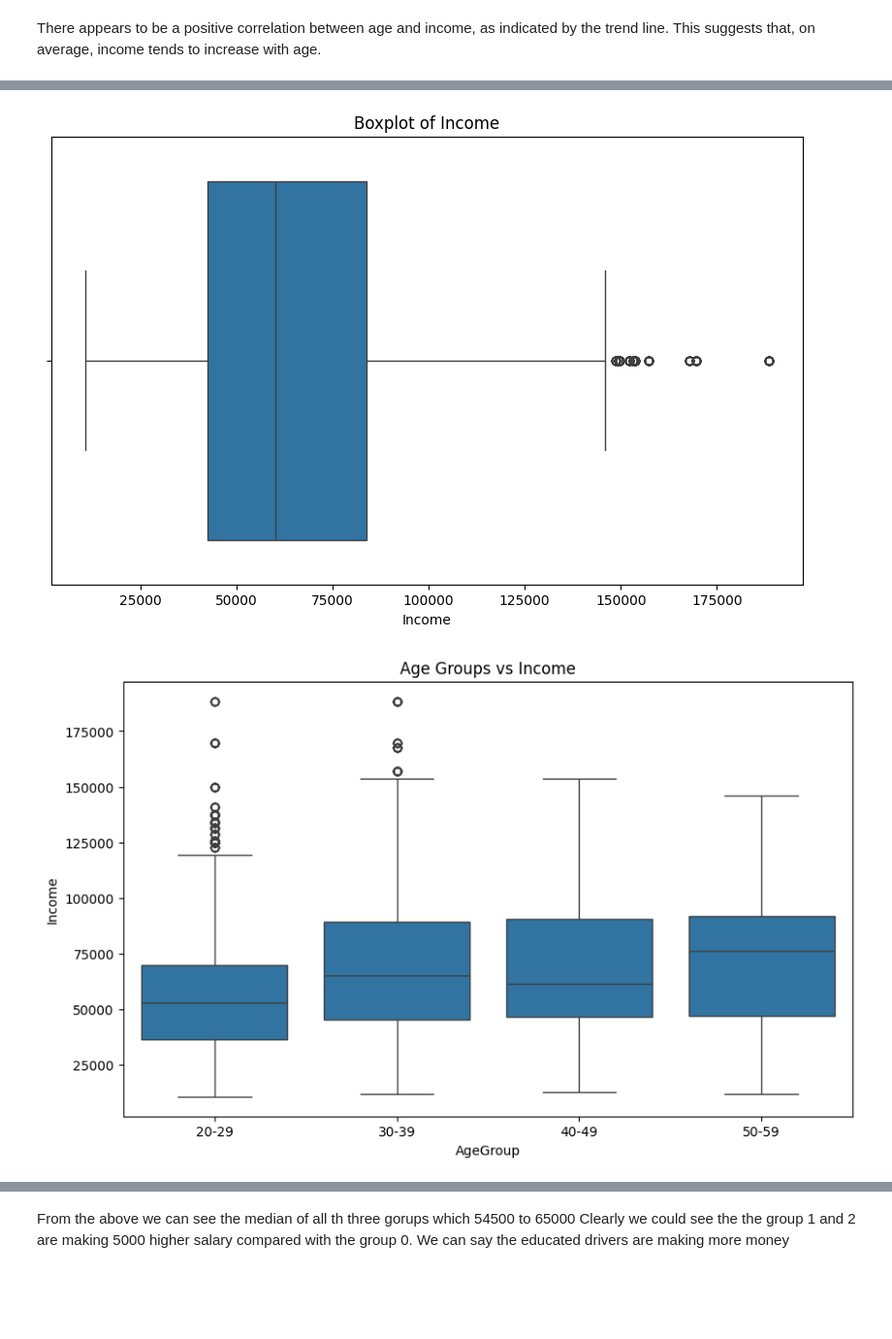
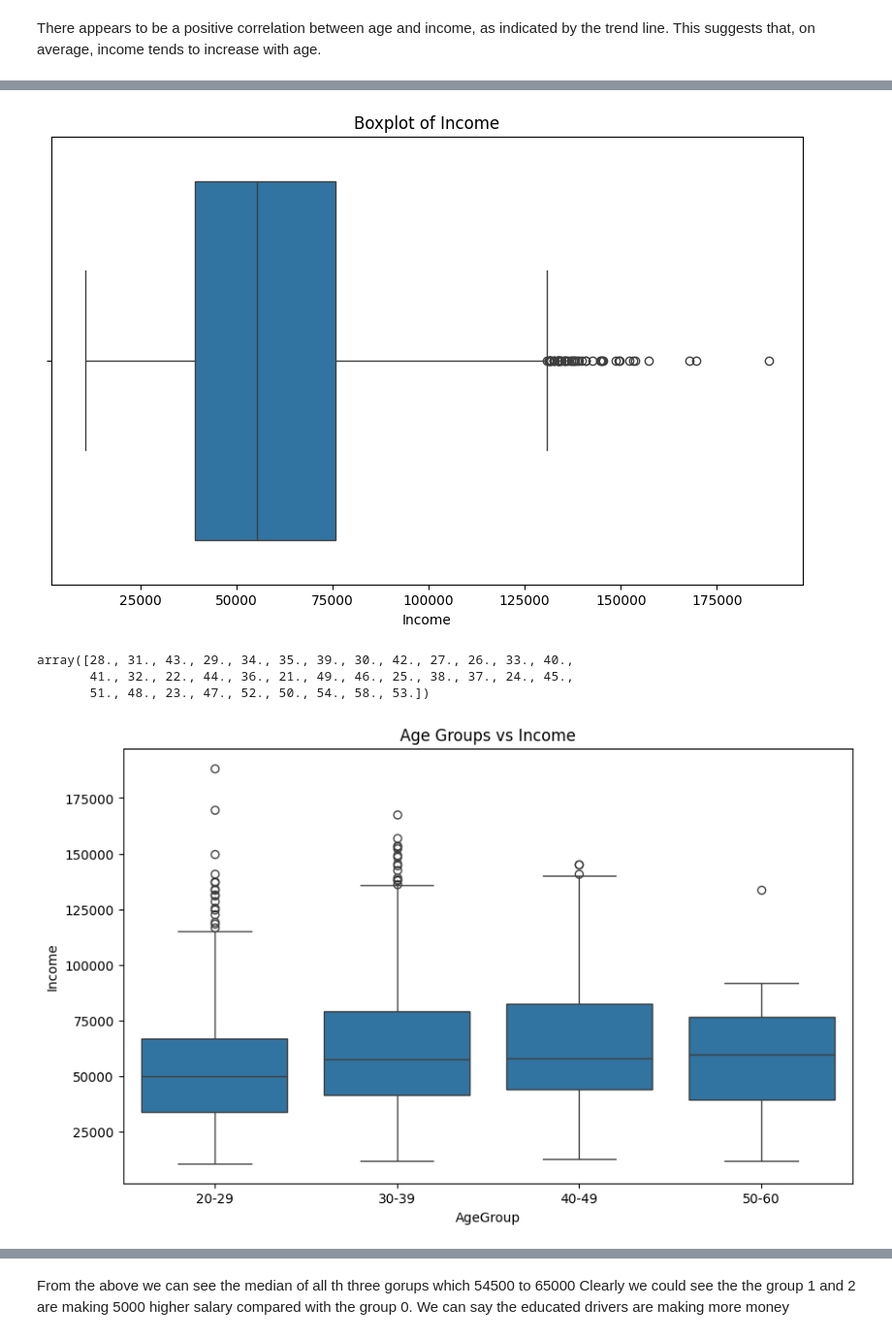
Before and after one commit to ArivalaganRaghavan/OLAensemble, a Jupyter notebook: OLA.ipynb, the cells around one changed output, grey strips where cells are left out. Shown at 97% size. Cells and saved outputs as stored; diff of their text form; code cells hidden in the pictures; blank space fills up the shorter version.

```diff
--- a/OLA.ipynb
+++ b/OLA.ipynb
@@ -372,0 +392,3 @@ We have identified that there are 3 columns Age, Gender and Last working days ha
+# %%
+# lets create a column for churn
+ola2['Churn'] = ola2['LastWorkingDate'].apply(lambda x: 1 if pd.notnull(x) else 0)
@@ -502,23 +548,29 @@ plt.show()
 # %%
 plt.figure(figsize=(10, 6))
-sns.boxplot(x=ola['Income'])
+sns.boxplot(x=ola2['Income'])
 plt.title('Boxplot of Income')
 plt.show()
 # %% [output]
-[figure, old version]
+[figure, new version]
+# %%
+ola2['Age'].unique()
+# %% [output]
+array([28., 31., 43., 29., 34., 35., 39., 30., 42., 27., 26., 33., 40.,
+       41., 32., 22., 44., 36., 21., 49., 46., 25., 38., 37., 24., 45.,
+       51., 48., 23., 47., 52., 50., 54., 58., 53.])
 # %%
 # Define age groups
 bins = [20, 30, 40, 50, 60]
-labels = ['20-29', '30-39', '40-49', '50-59']
-ola['AgeGroup'] = pd.cut(ola['Age'], bins=bins, labels=labels)
+labels = ['20-29', '30-39', '40-49', '50-60']
+ola2['AgeGroup'] = pd.cut(ola2['Age'], bins=bins, labels=labels)
 
 # Boxplot for Age Groups vs Income
 plt.figure(figsize=(10, 6))
-sns.boxplot(x='AgeGroup', y='Income', data=ola)
+sns.boxplot(x='AgeGroup', y='Income', data=ola2)
 plt.title('Age Groups vs Income')
 plt.show()
 # %% [output]
-[figure, old version]
+[figure, new version]
 # %%
 # Boxplot for Education_level vs Income
 plt.figure(figsize=(10,6))
```
Also changed, not shown: parts of 33 cells of this notebook.
